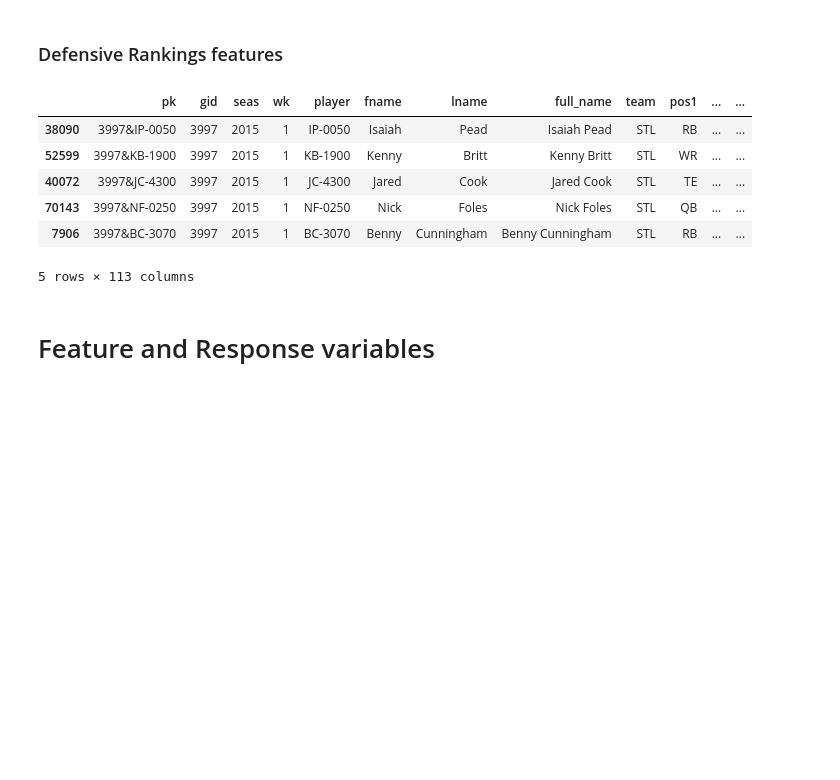
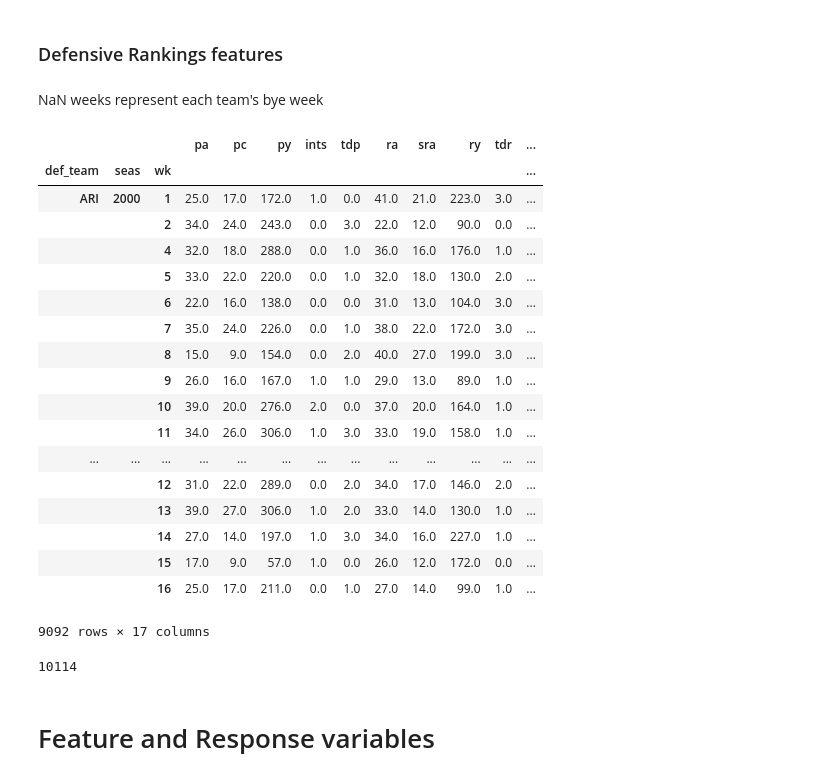
Before and after one commit to jchristo12/fantasy_football, a Jupyter notebook: analysis/feature_analysis.ipynb, the cells around one changed output. Saved outputs shown, nothing was run; the diff lists cells and outputs as text; code cells hidden in the pictures; blank space fills up the shorter version.

Commit message:
Calc sum of offensive stats given up defense by team, seas, and week

```diff
--- a/analysis/feature_analysis.ipynb
+++ b/analysis/feature_analysis.ipynb
@@ -410,15 +403,0 @@ def_stat = []
-# %%
-d = unique_def[3]
-interim_def = player_game.loc[player_game['def_team']==d, :]
-unique_def_seas = player_game['seas'].unique()
-y = unique_def_seas[0]
-interim_def_seas = interim_def.loc[interim_def['seas']==y, :].sort_values(by='gid', ascending=True)
-interim_def_seas.head()
-# %% [output]
-|  | pk | gid | seas | wk | player | fname | lname | full_name | team | pos1 | ... | ... |
-| 38090 | 3997&IP-0050 | 3997 | 2015 | 1 | IP-0050 | Isaiah | Pead | Isaiah Pead | STL | RB | ... | ... |
-| 52599 | 3997&KB-1900 | 3997 | 2015 | 1 | KB-1900 | Kenny | Britt | Kenny Britt | STL | WR | ... | ... |
-| 40072 | 3997&JC-4300 | 3997 | 2015 | 1 | JC-4300 | Jared | Cook | Jared Cook | STL | TE | ... | ... |
-| 70143 | 3997&NF-0250 | 3997 | 2015 | 1 | NF-0250 | Nick | Foles | Nick Foles | STL | QB | ... | ... |
-| 7906 | 3997&BC-3070 | 3997 | 2015 | 1 | BC-3070 | Benny | Cunningham | Benny Cunningham | STL | RB | ... | ... |
-5 rows × 113 columns
@@ -425,3 +410,34 @@ interim_def_seas.head()
+# %%
+#sum the offensive stats given up by the defense by team, season, and week
+def_stats = player_game.groupby(['def_team', 'seas', 'wk'], as_index=True).sum().loc[:, 'pa':'tdret']
+# %% [markdown]
+NaN weeks represent each team's bye week
+# %%
+def_stats[def_stats.notna().all(axis=1)]
+# %% [output]
+|  |  |  | pa | pc | py | ints | tdp | ra | sra | ry | tdr | ... |
+| def_team | seas | wk |  |  |  |  |  |  |  |  |  | ... |
+| ARI | 2000 | 1 | 25.0 | 17.0 | 172.0 | 1.0 | 0.0 | 41.0 | 21.0 | 223.0 | 3.0 | ... |
+|  |  | 2 | 34.0 | 24.0 | 243.0 | 0.0 | 3.0 | 22.0 | 12.0 | 90.0 | 0.0 | ... |
+|  |  | 4 | 32.0 | 18.0 | 288.0 | 0.0 | 1.0 | 36.0 | 16.0 | 176.0 | 1.0 | ... |
+|  |  | 5 | 33.0 | 22.0 | 220.0 | 0.0 | 1.0 | 32.0 | 18.0 | 130.0 | 2.0 | ... |
+|  |  | 6 | 22.0 | 16.0 | 138.0 | 0.0 | 0.0 | 31.0 | 13.0 | 104.0 | 3.0 | ... |
+|  |  | 7 | 35.0 | 24.0 | 226.0 | 0.0 | 1.0 | 38.0 | 22.0 | 172.0 | 3.0 | ... |
+|  |  | 8 | 15.0 | 9.0 | 154.0 | 0.0 | 2.0 | 40.0 | 27.0 | 199.0 | 3.0 | ... |
+|  |  | 9 | 26.0 | 16.0 | 167.0 | 1.0 | 1.0 | 29.0 | 13.0 | 89.0 | 1.0 | ... |
+|  |  | 10 | 39.0 | 20.0 | 276.0 | 2.0 | 0.0 | 37.0 | 20.0 | 164.0 | 1.0 | ... |
+|  |  | 11 | 34.0 | 26.0 | 306.0 | 1.0 | 3.0 | 33.0 | 19.0 | 158.0 | 1.0 | ... |
+| ... | ... | ... | ... | ... | ... | ... | ... | ... | ... | ... | ... | ... |
+|  |  | 12 | 31.0 | 22.0 | 289.0 | 0.0 | 2.0 | 34.0 | 17.0 | 146.0 | 2.0 | ... |
+|  |  | 13 | 39.0 | 27.0 | 306.0 | 1.0 | 2.0 | 33.0 | 14.0 | 130.0 | 1.0 | ... |
+|  |  | 14 | 27.0 | 14.0 | 197.0 | 1.0 | 3.0 | 34.0 | 16.0 | 227.0 | 1.0 | ... |
+|  |  | 15 | 17.0 | 9.0 | 57.0 | 1.0 | 0.0 | 26.0 | 12.0 | 172.0 | 0.0 | ... |
+|  |  | 16 | 25.0 | 17.0 | 211.0 | 0.0 | 1.0 | 27.0 | 14.0 | 99.0 | 1.0 | ... |
+9092 rows × 17 columns
+# %%
+game.shape[0]*2
+# %% [output]
+10114
 # %% [markdown]
 # Feature and Response variables
 # %% [markdown]
```
Also changed, not shown: parts of 3 cells of this notebook.
